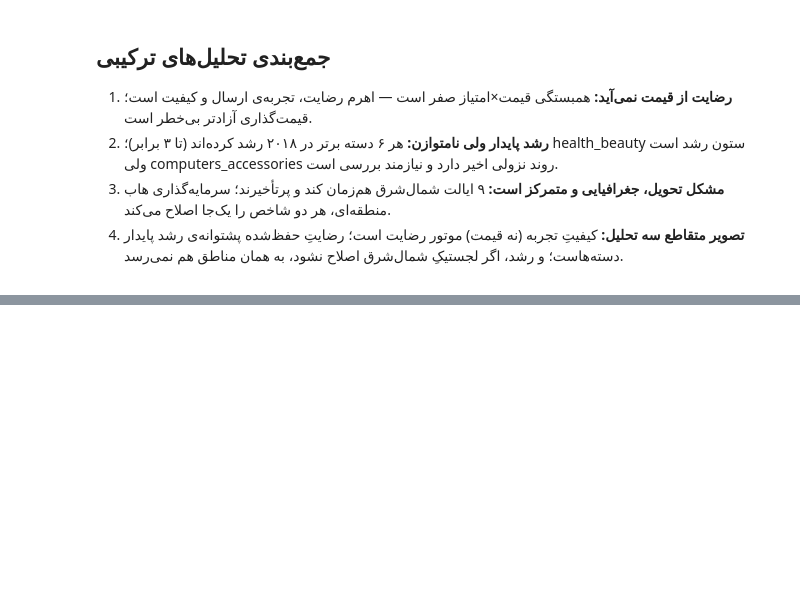
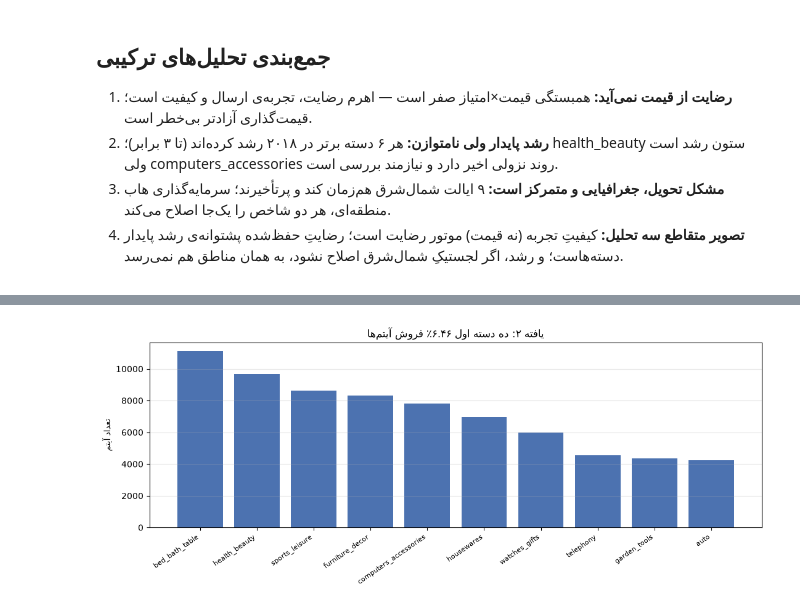
Before and after one commit to arashalidadi/olist-pro, a Jupyter notebook: olist_analysis.ipynb, the cells around one changed output, grey strips where cells are left out. Saved outputs shown, nothing was run; the diff lists cells and outputs as text; code cells hidden in the pictures; blank space fills up the shorter version.

```diff
--- a/olist_analysis.ipynb
+++ b/olist_analysis.ipynb
@@ -3614,0 +3718,12 @@ PE                1593          18.0       9.6            slow   high_late
+# %%
+cat_sales = items.groupby('product_category_name_english').size().sort_values(ascending=False)
+fig, ax = plt.subplots(figsize=(11, 4.5))
+ax.bar(cat_sales.head(10).index, cat_sales.head(10).values, color='#4c72b0')
+ax.set_title(fa('یافته ۲: ده دسته اول ۶۴.۶٪ فروش آیتم‌ها'), fontsize=12)
+plt.setp(ax.get_xticklabels(), rotation=35, ha='right', fontsize=8)
+ax.set_ylabel(fa('تعداد آیتم'))
+ax.grid(axis='y', alpha=0.3)
+fig.tight_layout()
+plt.show()
+# %% [output]
+[figure, added]
```
Also changed, not shown: parts of 14 cells of this notebook, 1 other file.
